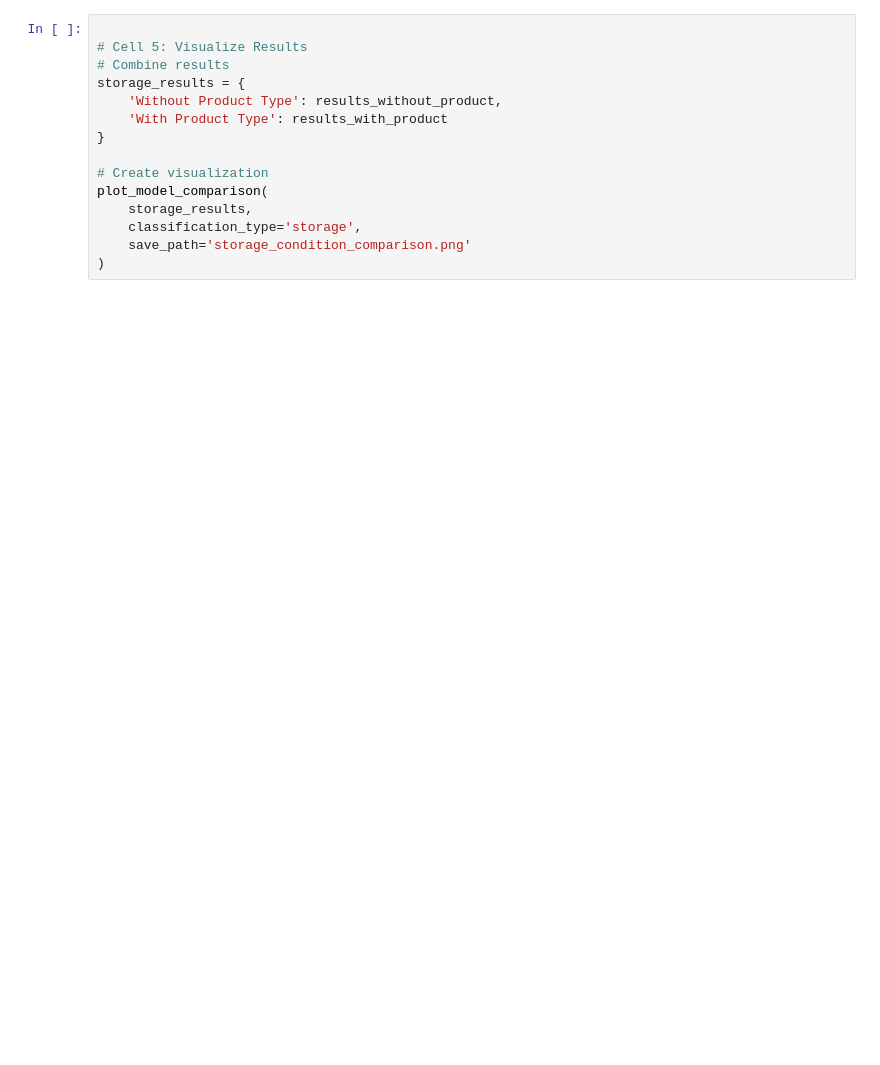
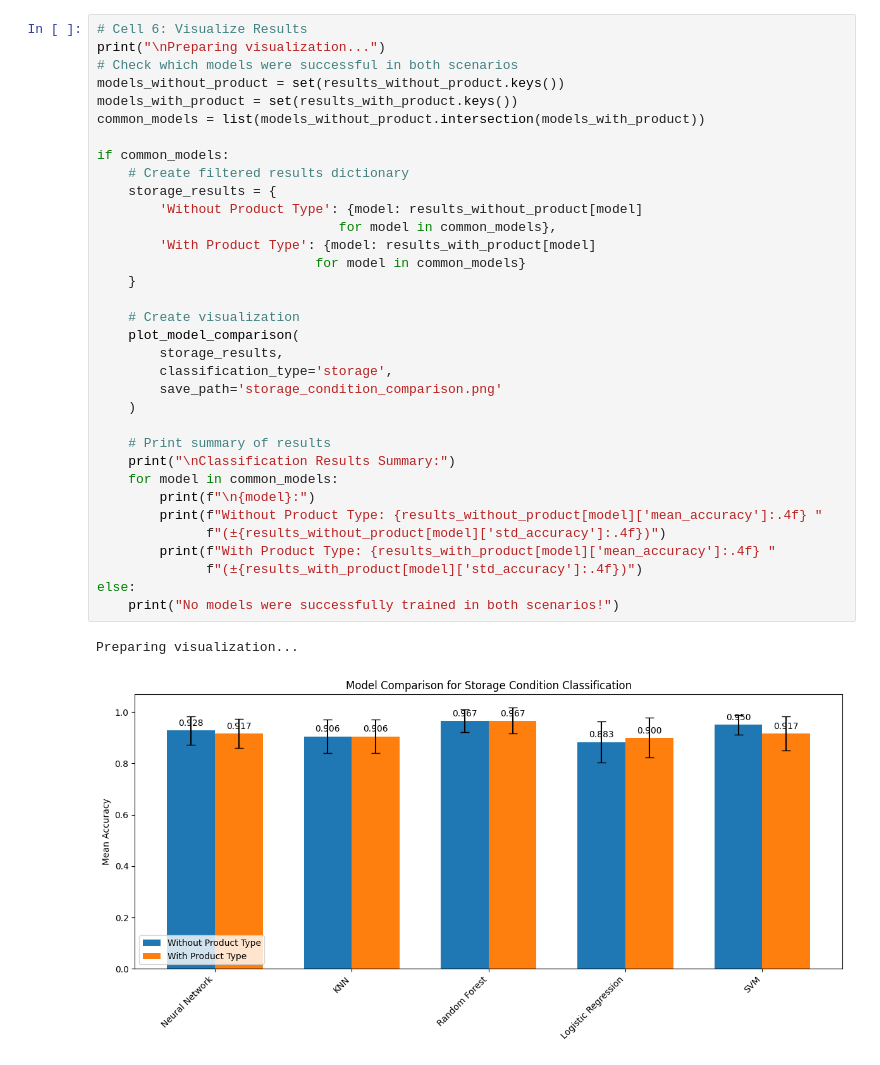
Before and after one commit to Yohannes1212/AIforFood, a Jupyter notebook: Storage_Condition_Classification.ipynb, the cells around one changed output. Saved outputs shown, nothing was run; the diff lists cells and outputs as text; blank space fills up the shorter version.

```diff
--- a/Storage_Condition_Classification.ipynb
+++ b/Storage_Condition_Classification.ipynb
@@ -81,15 +183,37 @@ You can try to debug the error by setting error_score='raise'.
-# %%
-
-# Cell 5: Visualize Results
-# Combine results
-storage_results = {
-    'Without Product Type': results_without_product,
-    'With Product Type': results_with_product
-}
-
-# Create visualization
-plot_model_comparison(
-    storage_results,
-    classification_type='storage',
-    save_path='storage_condition_comparison.png'
-)
+# %%
+# Cell 6: Visualize Results
+print("\nPreparing visualization...")
+# Check which models were successful in both scenarios
+models_without_product = set(results_without_product.keys())
+models_with_product = set(results_with_product.keys())
+common_models = list(models_without_product.intersection(models_with_product))
+
+if common_models:
+    # Create filtered results dictionary
+    storage_results = {
+        'Without Product Type': {model: results_without_product[model]
+                               for model in common_models},
+        'With Product Type': {model: results_with_product[model]
+                            for model in common_models}
+    }
+
+    # Create visualization
+    plot_model_comparison(
+        storage_results,
+        classification_type='storage',
+        save_path='storage_condition_comparison.png'
+    )
+
+    # Print summary of results
+    print("\nClassification Results Summary:")
+    for model in common_models:
+        print(f"\n{model}:")
+        print(f"Without Product Type: {results_without_product[model]['mean_accuracy']:.4f} "
+              f"(±{results_without_product[model]['std_accuracy']:.4f})")
+        print(f"With Product Type: {results_with_product[model]['mean_accuracy']:.4f} "
+              f"(±{results_with_product[model]['std_accuracy']:.4f})")
+else:
+    print("No models were successfully trained in both scenarios!")
+# %% [output]
+Preparing visualization...
+[figure, added]
```
Also changed, not shown: parts of 7 cells of this notebook, 13 other files.
